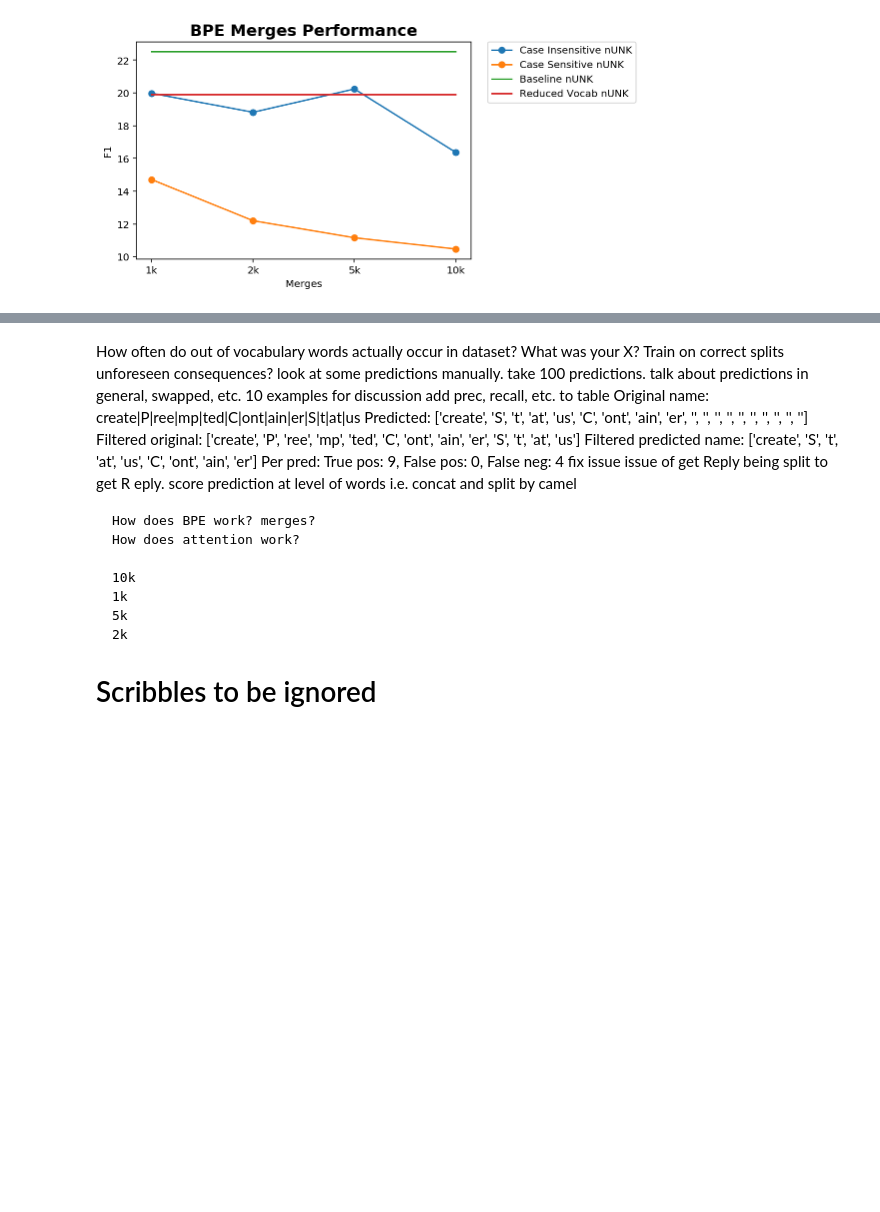
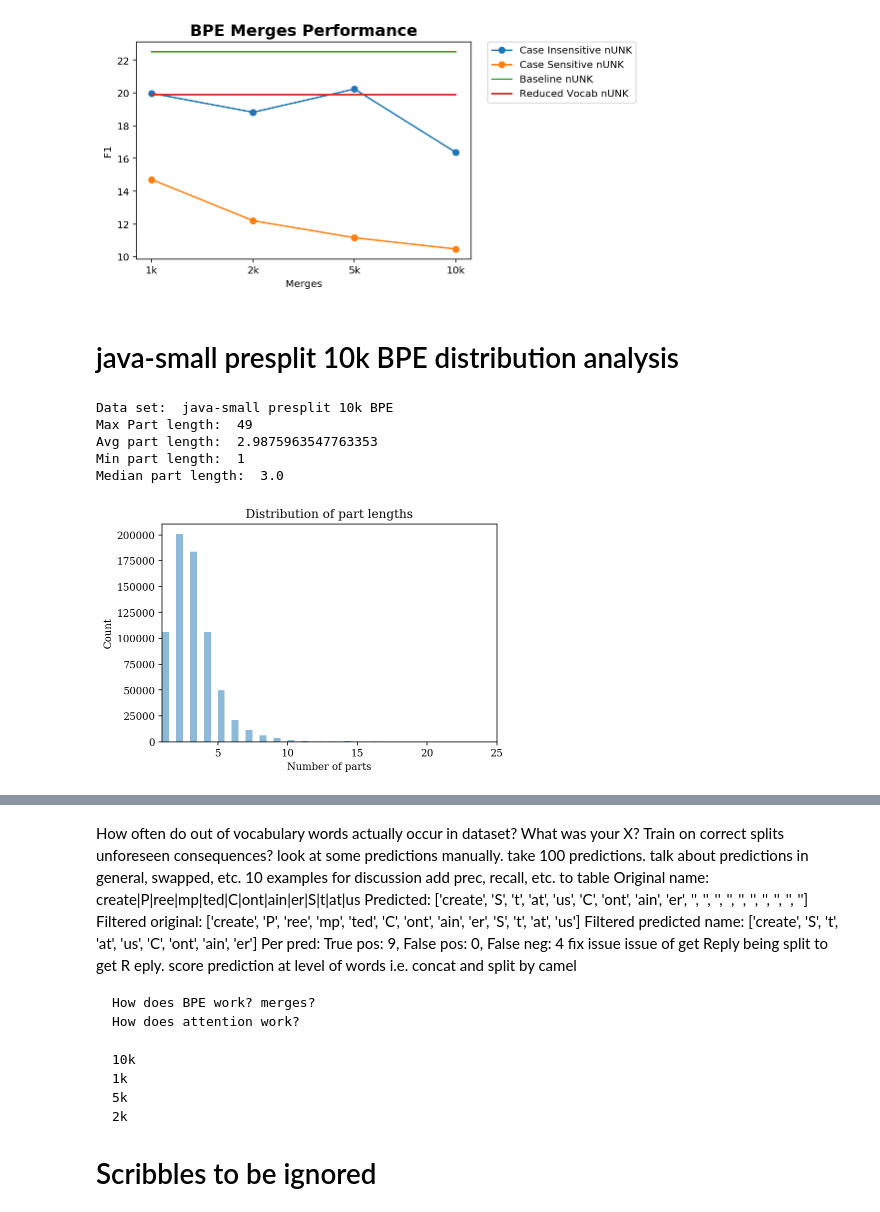
Before and after one commit to claudiosv/code2seq, a Jupyter notebook: all_figures.ipynb, the cells around one changed output, grey strips where cells are left out. Saved outputs shown, nothing was run; the diff lists cells and outputs as text; code cells hidden in the pictures; blank space fills up the shorter version.

```diff
--- a/all_figures.ipynb
+++ b/all_figures.ipynb
@@ -499,3 +545,14 @@ render_bpe_comparison()
 # %% [output]
 [figure]
 [figure]
+# %% [markdown]
+# java-small presplit 10k BPE distribution analysis
+# %%
+render_parts_distribution("java-small presplit 10k BPE", "data/java-small-nocase-10k-split/java-small-nocase-10k-split.train.c2s")
+# %% [output]
+Data set:  java-small presplit 10k BPE
+Max Part length:  49
+Avg part length:  2.9875963547763353
+Min part length:  1
+Median part length:  3.0
+[figure, added]
```
Also changed, not shown: parts of 10 cells of this notebook, 2 other files.
